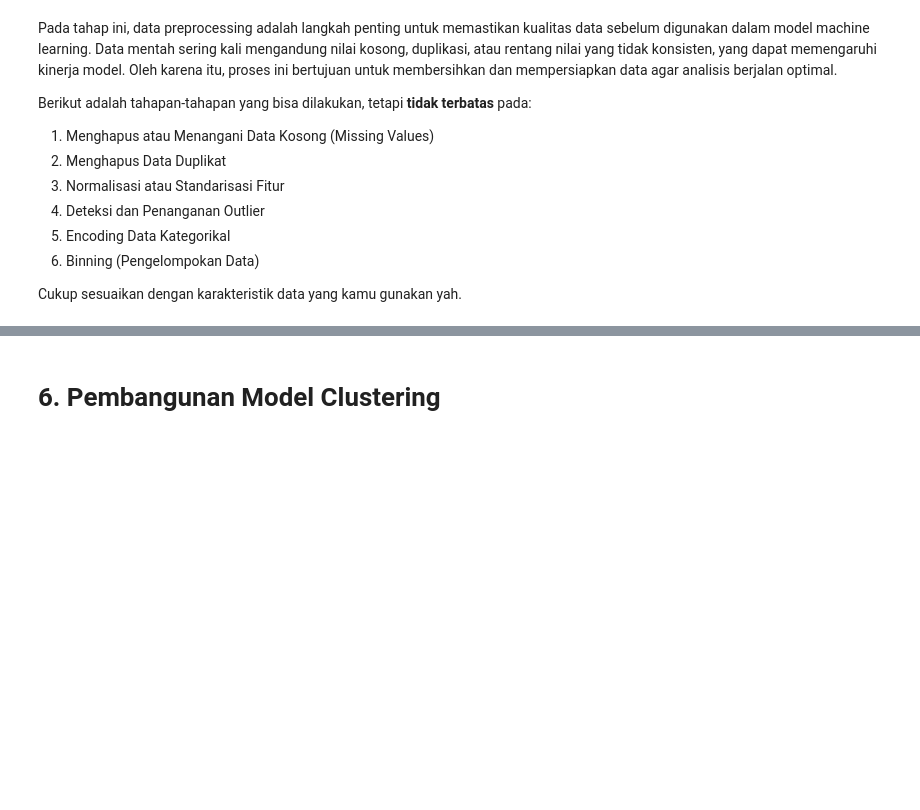
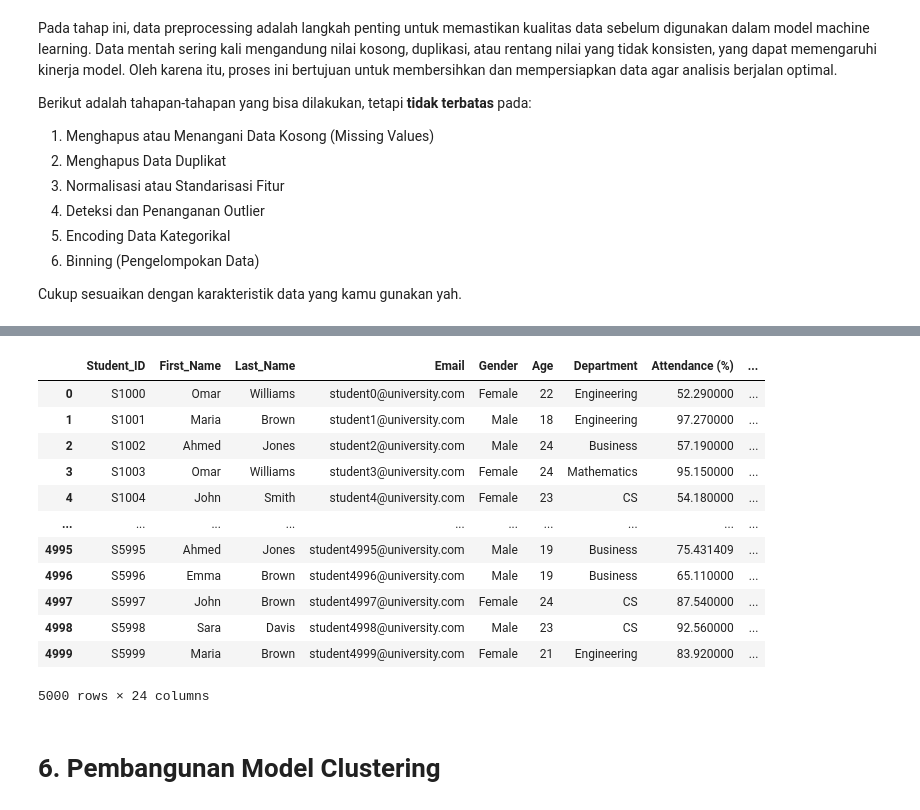
Before and after one commit to Azuredeer/student_performance_behavior, a Jupyter notebook: [Clustering]_Submission_Akhir_BMLP_Your_Name_(Updated).ipynb, the cells around one changed output, grey strips where cells are left out. Cells and saved outputs as stored; diff of their text form; code cells hidden in the pictures; blank space fills up the shorter version.

```diff
--- a/[Clustering]_Submission_Akhir_BMLP_Your_Name_(Updated).ipynb
+++ b/[Clustering]_Submission_Akhir_BMLP_Your_Name_(Updated).ipynb
@@ -206,3 +207,7 @@ Berikut adalah tahapan-tahapan yang bisa dilakukan, tetapi **tidak terbatas** pa
 6. Binning (Pengelompokan Data)
 
 Cukup sesuaikan dengan karakteristik data yang kamu gunakan yah.
+# %%
+# mengisi missing values dengan imputasi (mean)
+data['Attendance (%)'].fillna(data['Attendance (%)'].mean(), inplace=True)
+data['Assignments_Avg'].fillna(data['Assignments_Avg'].mean(), inplace=True)
@@ -208,0 +227,3 @@ Cukup sesuaikan dengan karakteristik data yang kamu gunakan yah.
+# %%
+# mengisi missing values pada kolom Parent_Education_Level
+data['Parent_Education_Level'].fillna("Unknown", inplace=True)
@@ -224,3 +267,24 @@ Cukup sesuaikan dengan karakteristik data yang kamu gunakan yah.
+# %%
+# Mengganti nilai ordinal dari kolom Grade menjadi numerik
+grade_mapping = {'A' : 1, 'B' : 2, 'C' : 3, 'D' : 4, 'E' : 5, 'F' : 6}
+
+data['Grade_enc'] = data['Grade'].replace(grade_mapping).astype(int)
+
+data
+# %% [output]
+|  | Student_ID | First_Name | Last_Name | Email | Gender | Age | Department | Attendance (%) | ... |
+| 0 | S1000 | Omar | Williams | student0@university.com | Female | 22 | Engineering | 52.290000 | ... |
+| 1 | S1001 | Maria | Brown | student1@university.com | Male | 18 | Engineering | 97.270000 | ... |
+| 2 | S1002 | Ahmed | Jones | student2@university.com | Male | 24 | Business | 57.190000 | ... |
+| 3 | S1003 | Omar | Williams | student3@university.com | Female | 24 | Mathematics | 95.150000 | ... |
+| 4 | S1004 | John | Smith | student4@university.com | Female | 23 | CS | 54.180000 | ... |
+| ... | ... | ... | ... | ... | ... | ... | ... | ... | ... |
+| 4995 | S5995 | Ahmed | Jones | student4995@university.com | Male | 19 | Business | 75.431409 | ... |
+| 4996 | S5996 | Emma | Brown | student4996@university.com | Male | 19 | Business | 65.110000 | ... |
+| 4997 | S5997 | John | Brown | student4997@university.com | Female | 24 | CS | 87.540000 | ... |
+| 4998 | S5998 | Sara | Davis | student4998@university.com | Male | 23 | CS | 92.560000 | ... |
+| 4999 | S5999 | Maria | Brown | student4999@university.com | Female | 21 | Engineering | 83.920000 | ... |
+5000 rows × 24 columns
 # %% [markdown]
 # **6. Pembangunan Model Clustering**
 # %% [markdown]
```
Also changed, not shown: parts of 4 cells of this notebook.
